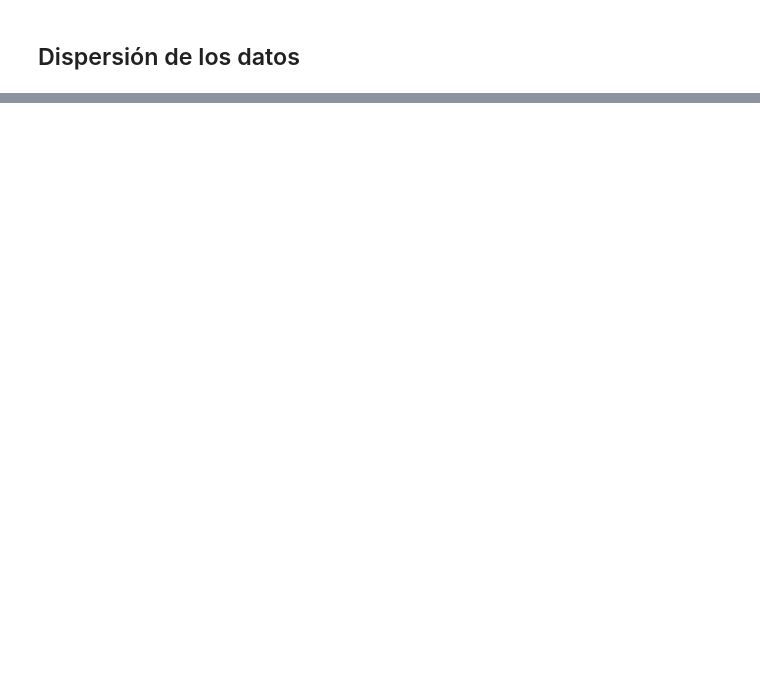
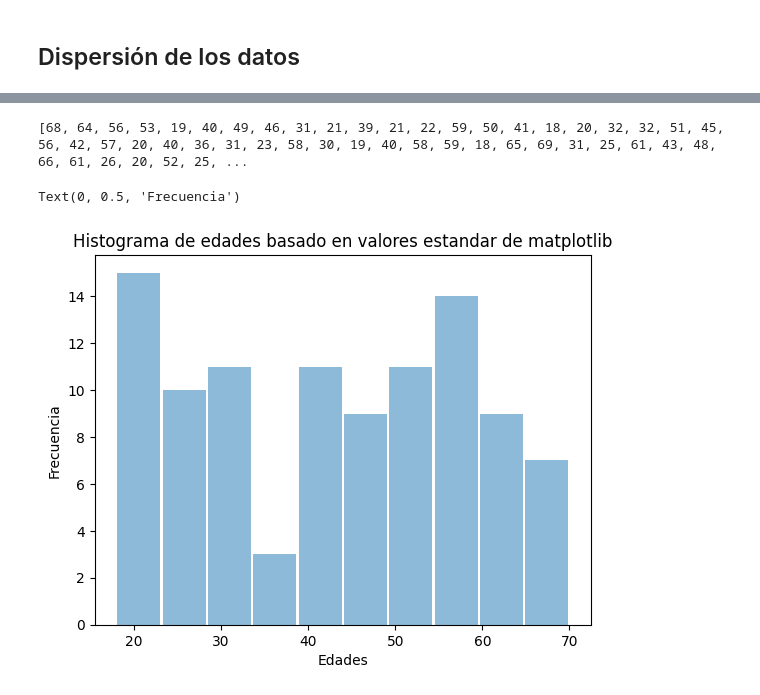
Before and after one commit to EmanuelMmmmmm/Probabilidad, a Jupyter notebook: Unidad 1/ProbyE_U1_p1.ipynb, the cells around one changed output, grey strips where cells are left out. Saved outputs shown, nothing was run; the diff lists cells and outputs as text; code cells hidden in the pictures; blank space fills up the shorter version.

```diff
--- a/Unidad 1/ProbyE_U1_p1.ipynb
+++ b/Unidad 1/ProbyE_U1_p1.ipynb
@@ -285,0 +288,8 @@ plt.show()
+# %%
+#Generamos una lista vacia que representa la edad de un grupo de personas
+edades = []
+
+for i in range (100):
+    numero_aleatorio = random.randint(18,70)
+    edades.append(numero_aleatorio)
+print (edades)
@@ -285,0 +417,12 @@ plt.show()
+# %%
+print (edades)
+# %% [output]
+[68, 64, 56, 53, 19, 40, 49, 46, 31, 21, 39, 21, 22, 59, 50, 41, 18, 20, 32, 32, 51, 45, 56, 42, 57, 20, 40, 36, 31, 23, 58, 30, 19, 40, 58, 59, 18, 65, 69, 31, 25, 61, 43, 48, 66, 61, 26, 20, 52, 25, ...
+# %%
+plt.hist(edades, alpha=0.5, rwidth=0.95)
+plt.title("Histograma de edades basado en valores estandar de matplotlib")
+plt.xlabel("Edades")
+plt.ylabel("Frecuencia")
+# %% [output]
+Text(0, 0.5, 'Frecuencia')
+[figure, added]
```
Also changed, not shown: parts of 33 cells of this notebook.
